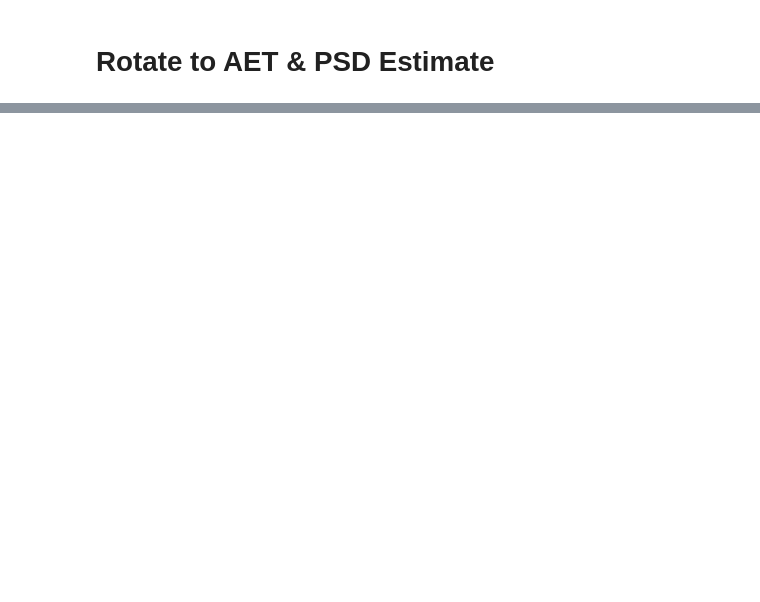
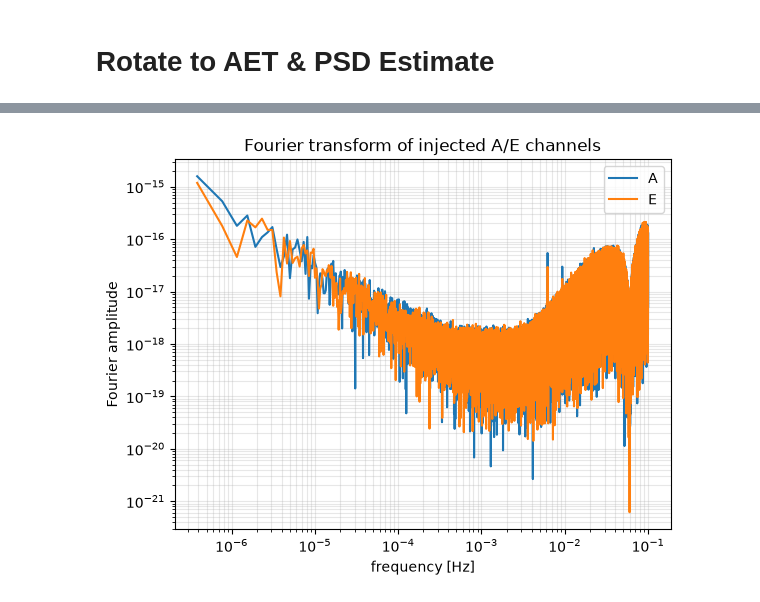
Before and after one commit to verasha/eGB-multi, a Jupyter notebook: notebooks/hmcnc_rec.ipynb, the cells around one changed output, grey strips where cells are left out. Saved outputs shown, nothing was run; the diff lists cells and outputs as text; code cells hidden in the pictures; blank space fills up the shorter version.

```diff
--- a/notebooks/hmcnc_rec.ipynb
+++ b/notebooks/hmcnc_rec.ipynb
@@ -116 +137,12 @@ def fdom(x, dt):
+# %%
+for ch in ll_chan:
+    plt.loglog(data_freq[ch][1:], np.abs(data_fd[ch][1:]), label=ch)
+plt.xlabel("frequency [Hz]")
+plt.ylabel("Fourier amplitude")
+plt.grid(alpha=0.3, which="both")
+plt.title("Fourier transform of injected A/E channels")
+plt.legend()
+plt.show()
+# %% [output]
+[figure, added]
 # %%
```
Also changed, not shown: parts of 27 cells of this notebook, 8 other files.
